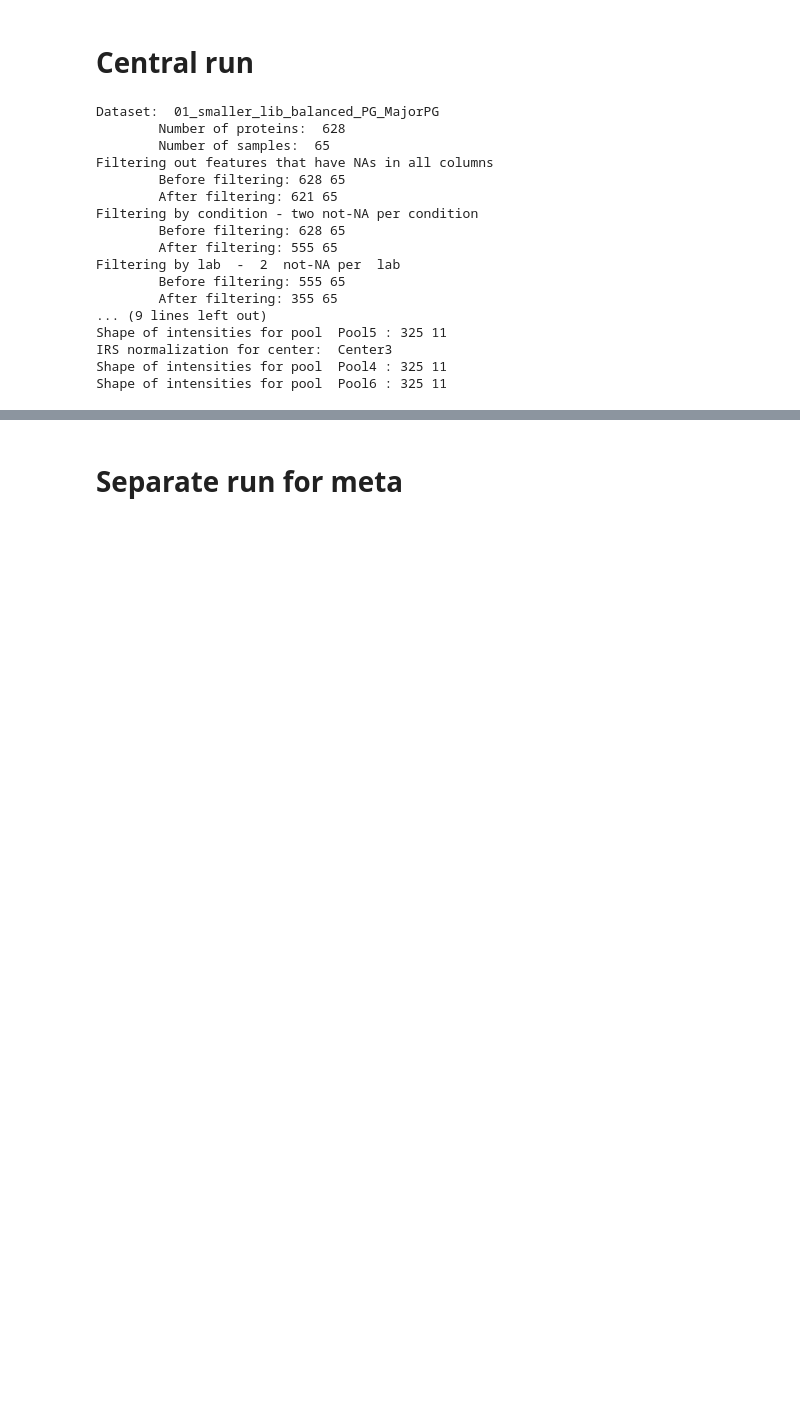
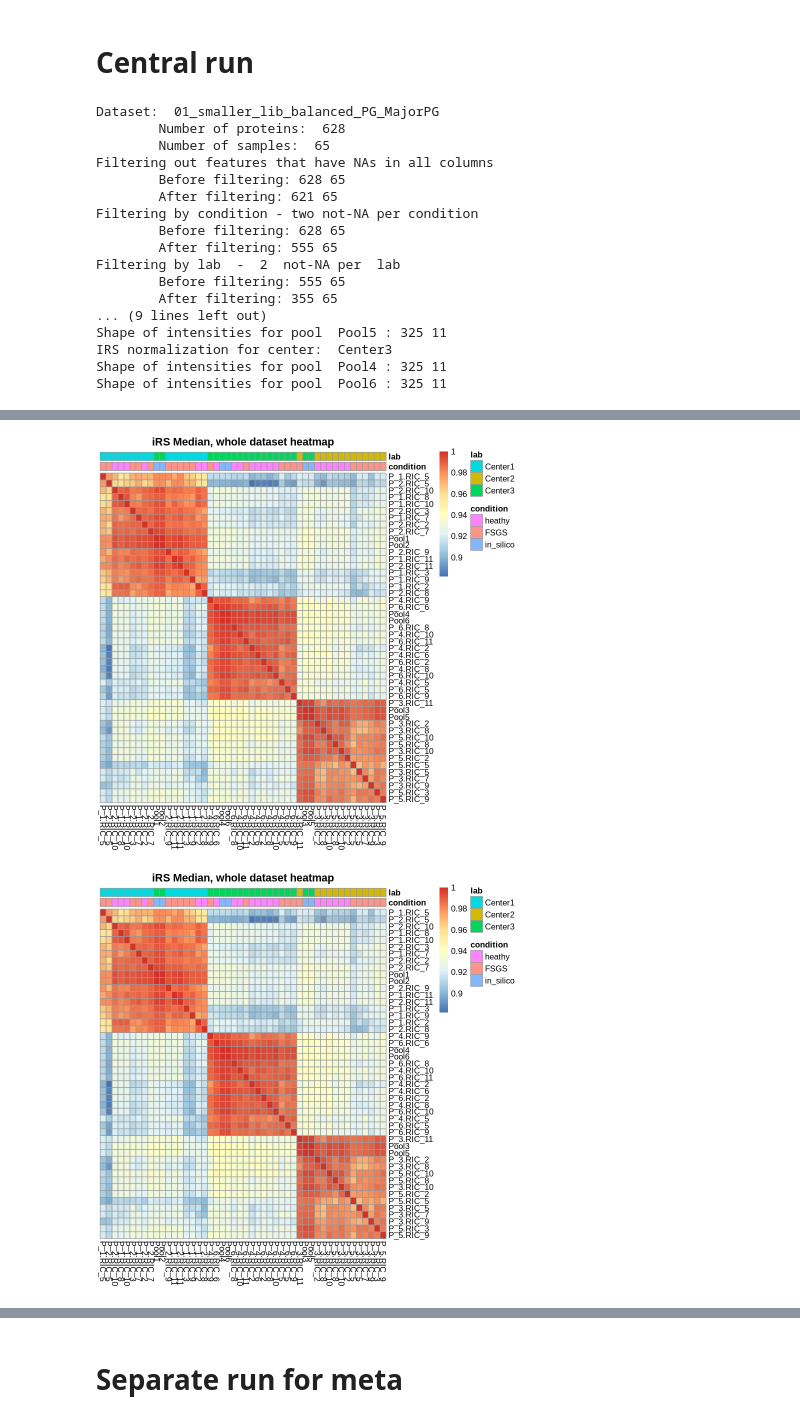
Before and after one commit to Freddsle/FedProt, a Jupyter notebook: evaluation/TMT_data/01_run_deqms.ipynb, the cells around one changed output, grey strips where cells are left out. Drawn from its saved outputs; the diff is of its cells as text; code cells hidden in the pictures; blank space fills up the shorter version.

```diff
--- a/evaluation/TMT_data/01_run_deqms.ipynb
+++ b/evaluation/TMT_data/01_run_deqms.ipynb
@@ -38,11 +56,11 @@ create_plots <- function(pg_matrix, metadata, name, plot_file_prefix, shape_col=
 # %% [markdown]
 # Central run
 # %%
-filter_list_META = list("01_smaller_lib_balanced_PG_MajorPG" = list())
+filter_list_META = list("01_smaller_lib_balanced_PG_MajorPG" = list(), "01_smaller_lib_imbalanced_PG_MajorPG" = list())
 
 analyzed_proteins <- list()
 # %%
-datasets_list = c('01_smaller_lib_balanced_PG_MajorPG')
+datasets_list = c('01_smaller_lib_balanced_PG_MajorPG', '01_smaller_lib_imbalanced_PG_MajorPG')
 labs_list = c('Center1', 'Center2', 'Center3')
 
 for (dataset in datasets_list){
@@ -155,80 +173,6 @@ for (dataset in datasets_list){
   create_plots(central_intensities_plot, central_batch_info_plot, "iRS Median, whole dataset",
     "/home/yuliya/repos/cosybio/FedProt/data/TMT_data/01_smaller_lib_balanced_PG_MajorPG/IRS_median",
     shape_col = "lab", width = 20)
-
-  ###############################################################################################
-  # DE analysis
-
-  # remove references and in_silico
-  central_batch_info <- central_batch_info[central_batch_info$condition != "CommonReference" & central_batch_info$condition != "in_silico", ]
-  central_intensities <- central_intensities[, central_batch_info$file]
-
-  # median normalization
-  central_intensities <- medianNorm(central_intensities) %>% as.data.frame()
-
-  # IRS normalization
-  corrected_intensities <- NULL
-
-  for(center in labs_list){
-    cat("IRS normalization for center: ", center, "\n")
-    center_intensities <- central_intensities[, central_batch_info$lab == center]
-    center_batch_info <- central_batch_info[central_batch_info$lab == center, ]
-    cat("Shape of the data: ", dim(center_intensities), "\n")
-
-    irs_res <- irsNorm_in_silico_single_center(
-      center_intensities, center_batch_info,
-      pool_col = "Pool",
-      column_name = "file",
-      center = name,
-      aggregation_method = "average",
-      add_refs = FALSE
-    )
-    # add to the central data
-    if(is.null(corrected_intensities)){
-      corrected_intensities = irs_res$corrected_data
-    } else {
-      corrected_intensities = cbind(corrected_intensities, irs_res$corrected_data)
-    }
-  }
-    # select minimal count across column for each protein (with na.rm = TRUE)
-  central_counts$count <- apply(central_counts, 1, min, na.rm = TRUE)
-  central_counts <- central_counts %>% select(count)
-
-  central_intensities <- corrected_intensities[, central_batch_info$file]
-  central_intensities <- log2(central_intensities + 1)
-  cat("Number of samples for analysis: ", ncol(central_intensities), "\n")
-  cat("Number of proteins for analysis: ", nrow(central_intensities), "\n")
-
-  central_batch_info <- central_batch_info %>% mutate(
-    condition = factor(condition, levels = c('heathy', 'FSGS')),
-    Pool = as.factor(Pool)
-  )
-
-  # run DE analysis
-  design <- make_design(central_batch_info, 'condition', 'Pool')
-  cat("Design shape: ", dim(design), "\n")
-  contrasts <- makeContrasts(heathy-FSGS, levels = colnames(design))
-  de_results <- run_DE(central_intensities, central_counts, design, contrasts)
-  de_results <- de_results %>% rownames_to_column('Protein')
-  write.table(de_results, file = paste0(output_path, "/central_res.tsv"), sep = "\t", quote = FALSE, row.names = FALSE)
-
-  cat("Number of DE proteins: (sca.adj.pval<0.05 & log2FC>0.25): ", sum((de_results$sca.adj.pval < 0.05 & abs(de_results$logFC) > 0.25)), "\n")
-
-  # plot volcano plot
-  plot_result <- volcano_plot(
-    de_results, paste(dataset, "central", ", healthy/FSGS"),
-    pval_threshold = 0.05, logfc_threshold = 0.25,
-    show_names = FALSE
-  )
-  ggsave(file = paste0(output_path, '/central_volcano_plot.svg'), plot = plot_result, width = 8, height = 5)
-
-  rownames(de_results) <- de_results$Protein
-  plot_result <- volcano_plot(
-    de_results, paste(dataset, "central", ", healthy/FSGS"),
-    pval_threshold = 0.05, logfc_threshold = 0.25,
-    show_names = TRUE
-  )
-  ggsave(file = paste0(output_path, '/central_volcano_plot_names.svg'), plot = plot_result, width = 8, height = 5)
 }
 # %% [output]
 Dataset:  01_smaller_lib_balanced_PG_MajorPG
@@ -269,0 +236,2 @@ Number of DE proteins: (sca.adj.pval<0.05 & log2FC>0.25):  91
+[figure, added]
+[figure, added]
```
Also changed, not shown: parts of 7 cells of this notebook, 9 other files.
